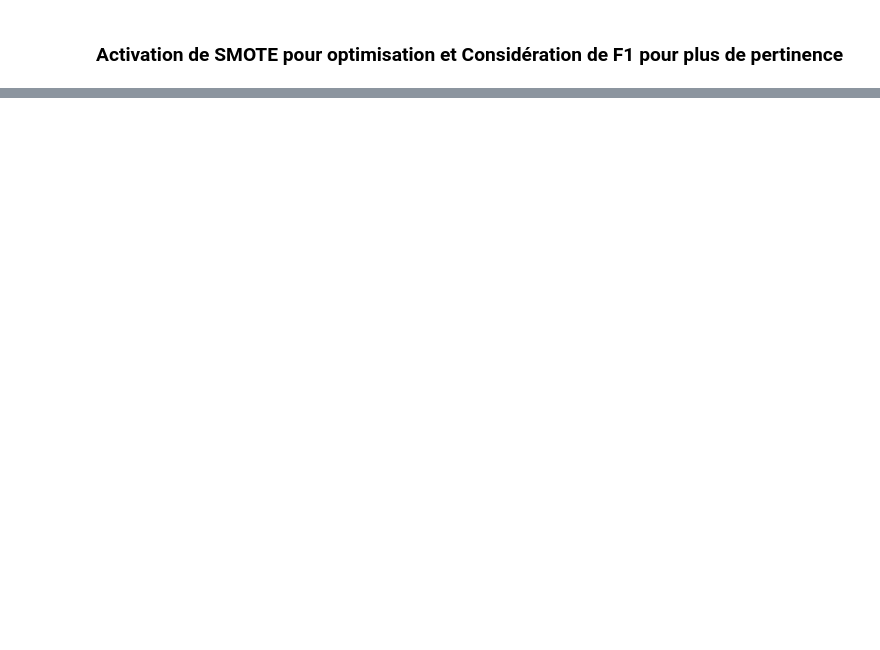
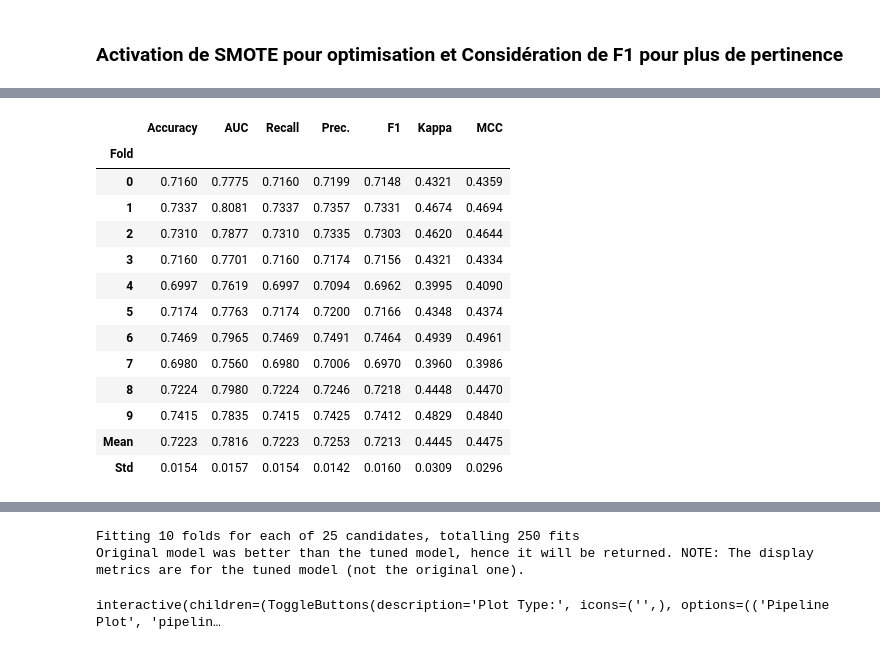
Before and after one commit to Paul-Emmanuel-Buffe/bank-marketing, a Jupyter notebook: notebooks/modeling.ipynb, the cells around one changed output, grey strips where cells are left out. Cells and saved outputs as stored; diff of their text form; code cells hidden in the pictures; blank space fills up the shorter version.

```diff
--- a/notebooks/modeling.ipynb
+++ b/notebooks/modeling.ipynb
@@ -412,0 +368,7 @@ AdaBoostClassifier(algorithm='SAMME.R', estimator=None, learning_rate=0.8,
+# %%
+# Optimiser les hyperparamètres du modèle
+tuned_model = tune_model(model, optimize='Recall', n_iter=25)
+
+# Évaluer le modèle optimisé
+evaluate_model(tuned_model)
+# %% [output]
@@ -412,0 +376,14 @@ AdaBoostClassifier(algorithm='SAMME.R', estimator=None, learning_rate=0.8,
+|  | Accuracy | AUC | Recall | Prec. | F1 | Kappa | MCC |
+| Fold |  |  |  |  |  |  |  |
+| 0 | 0.7160 | 0.7775 | 0.7160 | 0.7199 | 0.7148 | 0.4321 | 0.4359 |
+| 1 | 0.7337 | 0.8081 | 0.7337 | 0.7357 | 0.7331 | 0.4674 | 0.4694 |
+| 2 | 0.7310 | 0.7877 | 0.7310 | 0.7335 | 0.7303 | 0.4620 | 0.4644 |
+| 3 | 0.7160 | 0.7701 | 0.7160 | 0.7174 | 0.7156 | 0.4321 | 0.4334 |
+| 4 | 0.6997 | 0.7619 | 0.6997 | 0.7094 | 0.6962 | 0.3995 | 0.4090 |
+| 5 | 0.7174 | 0.7763 | 0.7174 | 0.7200 | 0.7166 | 0.4348 | 0.4374 |
+| 6 | 0.7469 | 0.7965 | 0.7469 | 0.7491 | 0.7464 | 0.4939 | 0.4961 |
+| 7 | 0.6980 | 0.7560 | 0.6980 | 0.7006 | 0.6970 | 0.3960 | 0.3986 |
+| 8 | 0.7224 | 0.7980 | 0.7224 | 0.7246 | 0.7218 | 0.4448 | 0.4470 |
+| 9 | 0.7415 | 0.7835 | 0.7415 | 0.7425 | 0.7412 | 0.4829 | 0.4840 |
+| Mean | 0.7223 | 0.7816 | 0.7223 | 0.7253 | 0.7213 | 0.4445 | 0.4475 |
+| Std | 0.0154 | 0.0157 | 0.0154 | 0.0142 | 0.0160 | 0.0309 | 0.0296 |
@@ -412,0 +391,3 @@ AdaBoostClassifier(algorithm='SAMME.R', estimator=None, learning_rate=0.8,
+Fitting 10 folds for each of 25 candidates, totalling 250 fits
+Original model was better than the tuned model, hence it will be returned. NOTE: The display metrics are for the tuned model (not the original one).
+interactive(children=(ToggleButtons(description='Plot Type:', icons=('',), options=(('Pipeline Plot', 'pipelin…
```
Also changed, not shown: parts of 19 cells of this notebook, 1 other file.
